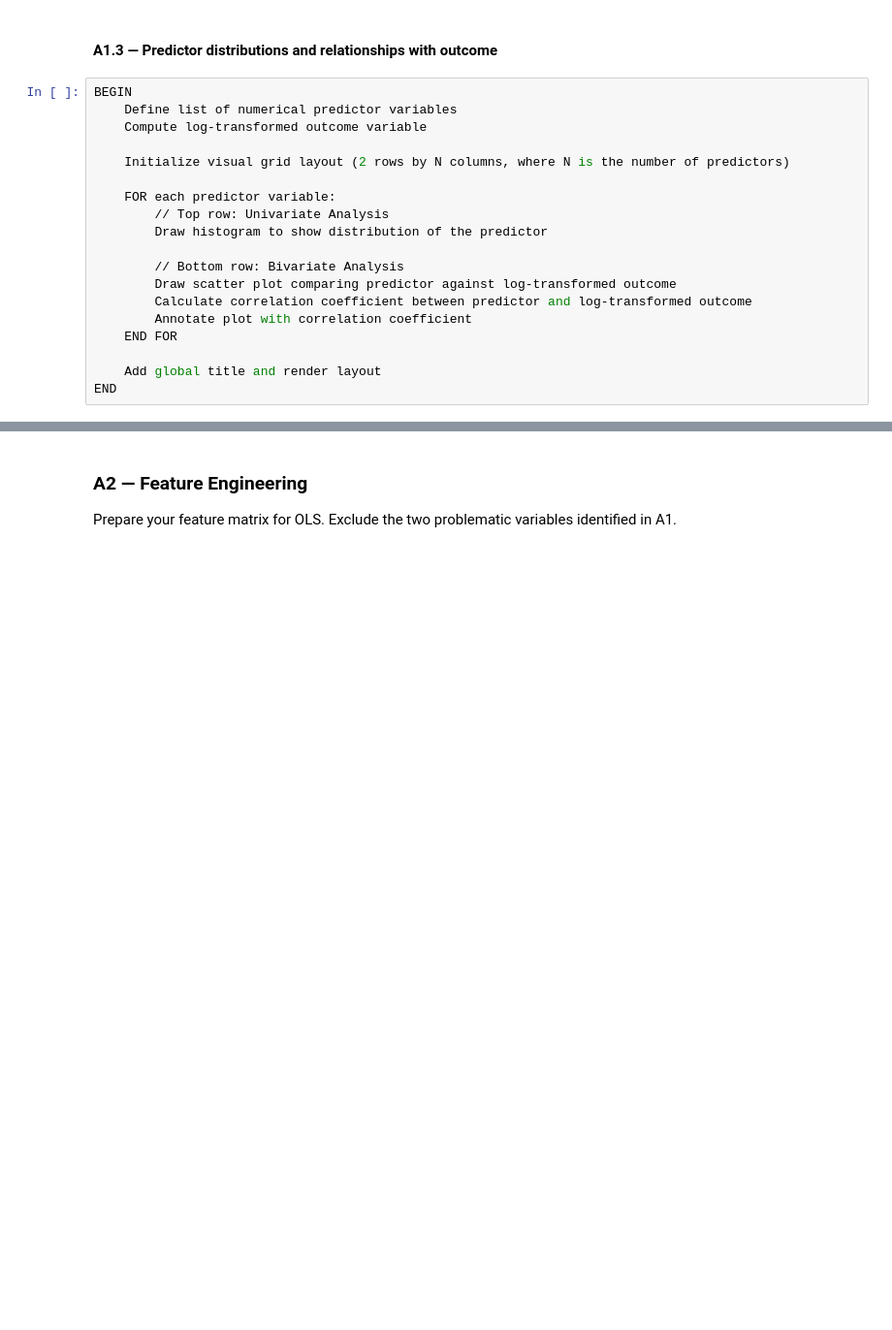
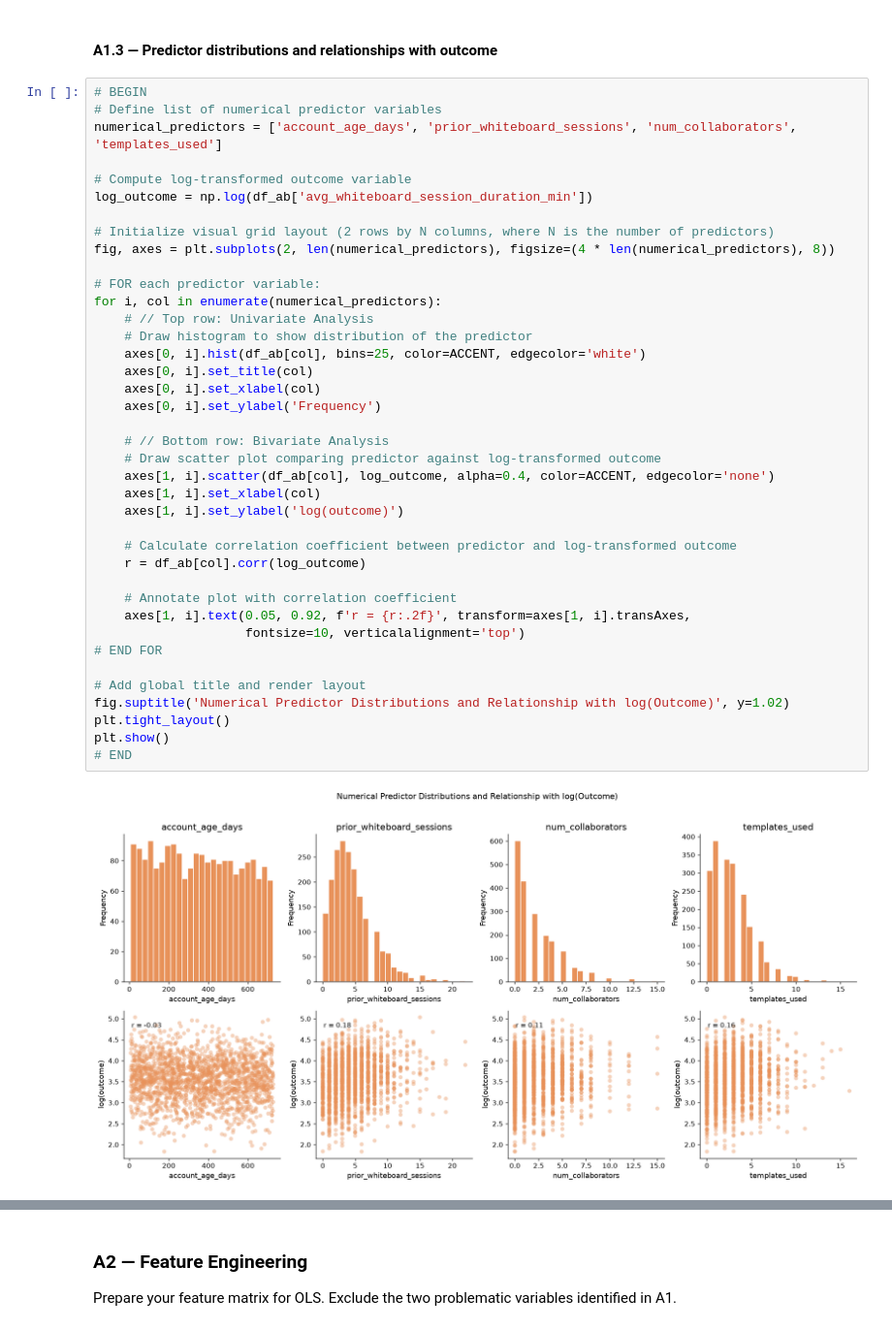
Before and after one commit to MarcusC2003/IAT461-Assignment02, a Jupyter notebook: IAT461_A2_Scaffold_empty.ipynb, the cells around one changed output, grey strips where cells are left out. Shown at 97% size. Saved outputs shown, nothing was run; the diff lists cells and outputs as text; blank space fills up the shorter version.

```diff
--- a/IAT461_A2_Scaffold_empty.ipynb
+++ b/IAT461_A2_Scaffold_empty.ipynb
@@ -213,22 +254,44 @@ SyntaxError: invalid syntax (3123673201.py, line 1)
 # %% [markdown]
 #### A1.3 — Predictor distributions and relationships with outcome
 # %%
-BEGIN
-    Define list of numerical predictor variables
-    Compute log-transformed outcome variable
+# BEGIN
+# Define list of numerical predictor variables
+numerical_predictors = ['account_age_days', 'prior_whiteboard_sessions', 'num_collaborators', 'templates_used']
 
-    Initialize visual grid layout (2 rows by N columns, where N is the number of predictors)
+# Compute log-transformed outcome variable
+log_outcome = np.log(df_ab['avg_whiteboard_session_duration_min'])
 
-    FOR each predictor variable:
-        // Top row: Univariate Analysis
-        Draw histogram to show distribution of the predictor
+# Initialize visual grid layout (2 rows by N columns, where N is the number of predictors)
+fig, axes = plt.subplots(2, len(numerical_predictors), figsize=(4 * len(numerical_predictors), 8))
 
-        // Bottom row: Bivariate Analysis
-        Draw scatter plot comparing predictor against log-transformed outcome
-        Calculate correlation coefficient between predictor and log-transformed outcome
-        Annotate plot with correlation coefficient
-    END FOR
+# FOR each predictor variable:
+for i, col in enumerate(numerical_predictors):
+    # // Top row: Univariate Analysis
+    # Draw histogram to show distribution of the predictor
+    axes[0, i].hist(df_ab[col], bins=25, color=ACCENT, edgecolor='white')
+    axes[0, i].set_title(col)
+    axes[0, i].set_xlabel(col)
+    axes[0, i].set_ylabel('Frequency')
 
-    Add global title and render layout
-END
+    # // Bottom row: Bivariate Analysis
+    # Draw scatter plot comparing predictor against log-transformed outcome
+    axes[1, i].scatter(df_ab[col], log_outcome, alpha=0.4, color=ACCENT, edgecolor='none')
+    axes[1, i].set_xlabel(col)
+    axes[1, i].set_ylabel('log(outcome)')
+
+    # Calculate correlation coefficient between predictor and log-transformed outcome
+    r = df_ab[col].corr(log_outcome)
+
+    # Annotate plot with correlation coefficient
+    axes[1, i].text(0.05, 0.92, f'r = {r:.2f}', transform=axes[1, i].transAxes,
+                    fontsize=10, verticalalignment='top')
+# END FOR
+
+# Add global title and render layout
+fig.suptitle('Numerical Predictor Distributions and Relationship with log(Outcome)', y=1.02)
+plt.tight_layout()
+plt.show()
+# END
+# %% [output]
+[figure, added]
 # %%
```
Also changed, not shown: parts of 21 cells of this notebook.
